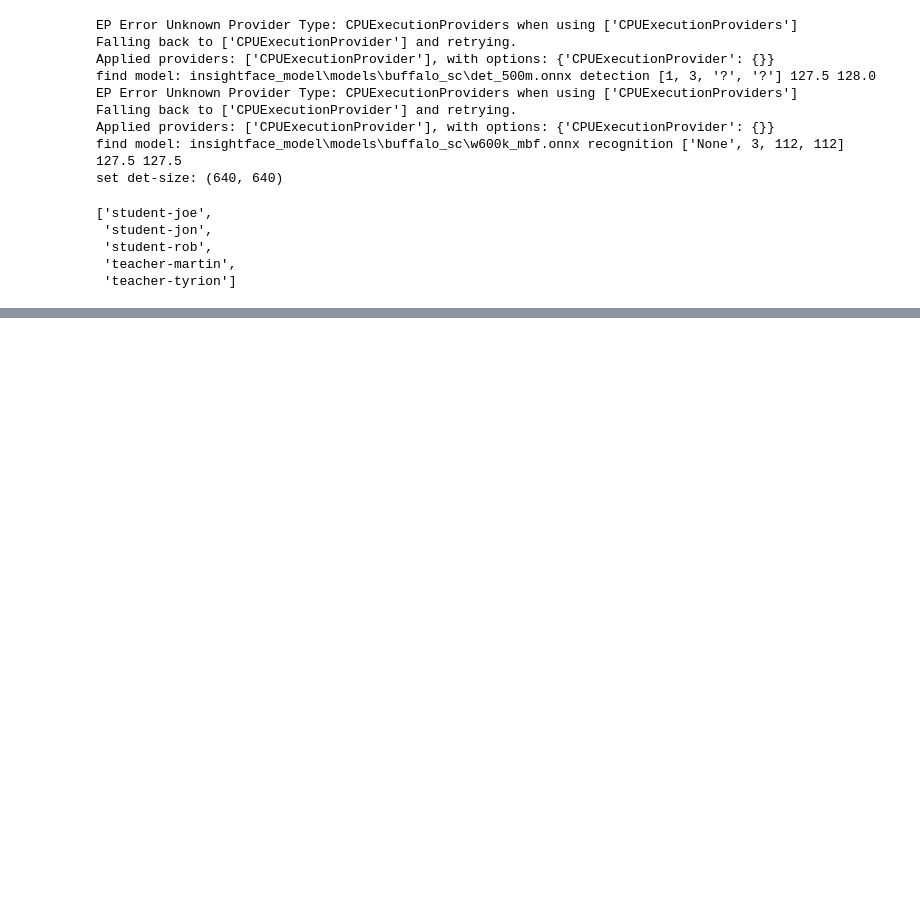
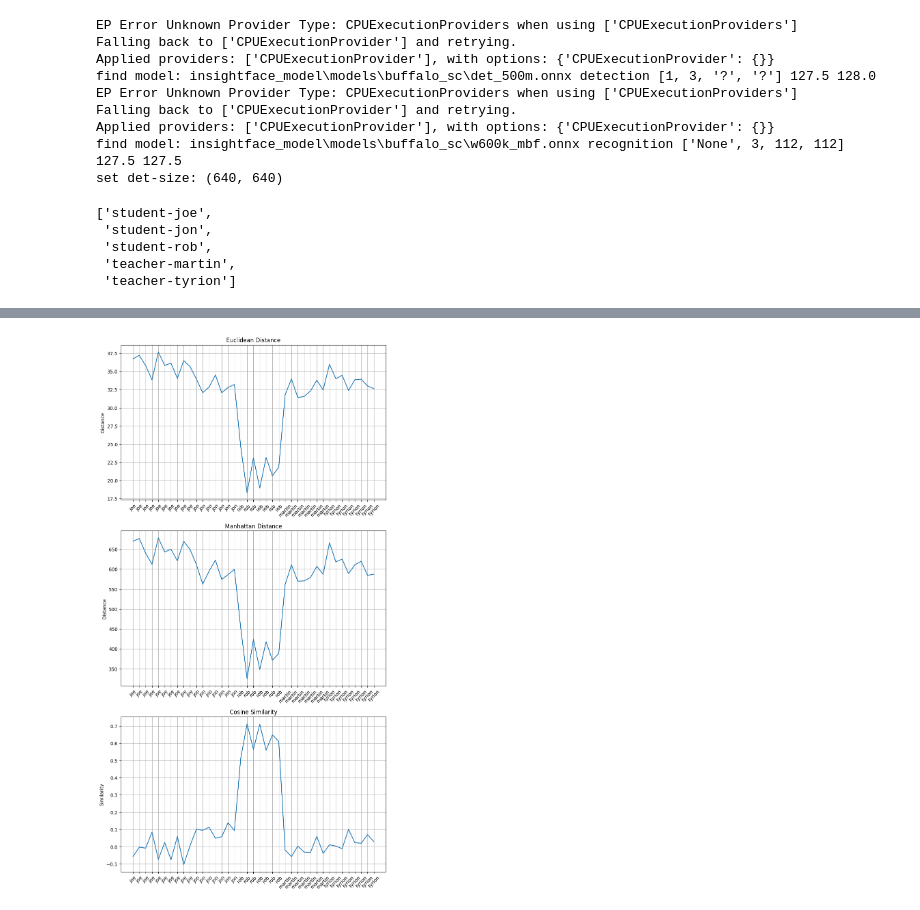
Before and after one commit to AthiFiz/attentance-project, a Jupyter notebook: app/practice.ipynb, the cells around one changed output, grey strips where cells are left out. Saved outputs shown, nothing was run; the diff lists cells and outputs as text; code cells hidden in the pictures; blank space fills up the shorter version.

```diff
--- a/app/practice.ipynb
+++ b/app/practice.ipynb
@@ -35,0 +151,2 @@ dir_list
+# %%
+X = np.array(X_list)
@@ -35,0 +197,3 @@ dir_list
+# %%
+y = embeds.reshape(1, -1)
+y.shape
@@ -35,0 +202,9 @@ dir_list
+# %%
+euclidean_distance = pairwise.euclidean_distances(X, y)
+manhattan_distances = pairwise.manhattan_distances(X, y)
+cosine_similarity = pairwise.cosine_similarity(X, y)
+# %%
+data_search = df.copy()
+data_search["euclidean"] = euclidean_distance
+data_search["manhattan"] = manhattan_distances
+data_search["cosine"] = cosine_similarity
@@ -35,0 +233,26 @@ dir_list
+# %%
+plt.figure(figsize=(10,20))
+
+plt.subplot(3,1,1)
+plt.plot(data_search["euclidean"])
+plt.grid()
+plt.xticks(ticks=range(len(data_search)), labels=data_search["name"], rotation=45)
+plt.title("Euclidean Distance")
+plt.ylabel("Distance")
+
+plt.subplot(3,1,2)
+plt.plot(data_search["manhattan"])
+plt.grid()
+plt.xticks(ticks=range(len(data_search)), labels=data_search["name"], rotation=45)
+plt.title("Manhattan Distance")
+plt.ylabel("Distance")
+
+plt.subplot(3,1,3)
+plt.plot(data_search["cosine"])
+plt.grid()
+plt.xticks(ticks=range(len(data_search)), labels=data_search["name"], rotation=45)
+plt.title("Cosine Similarity")
+plt.ylabel("Similarity")
+plt.show()
+# %% [output]
+[figure, added]
```
Also changed, not shown: parts of 18 cells of this notebook, 7 other files.
